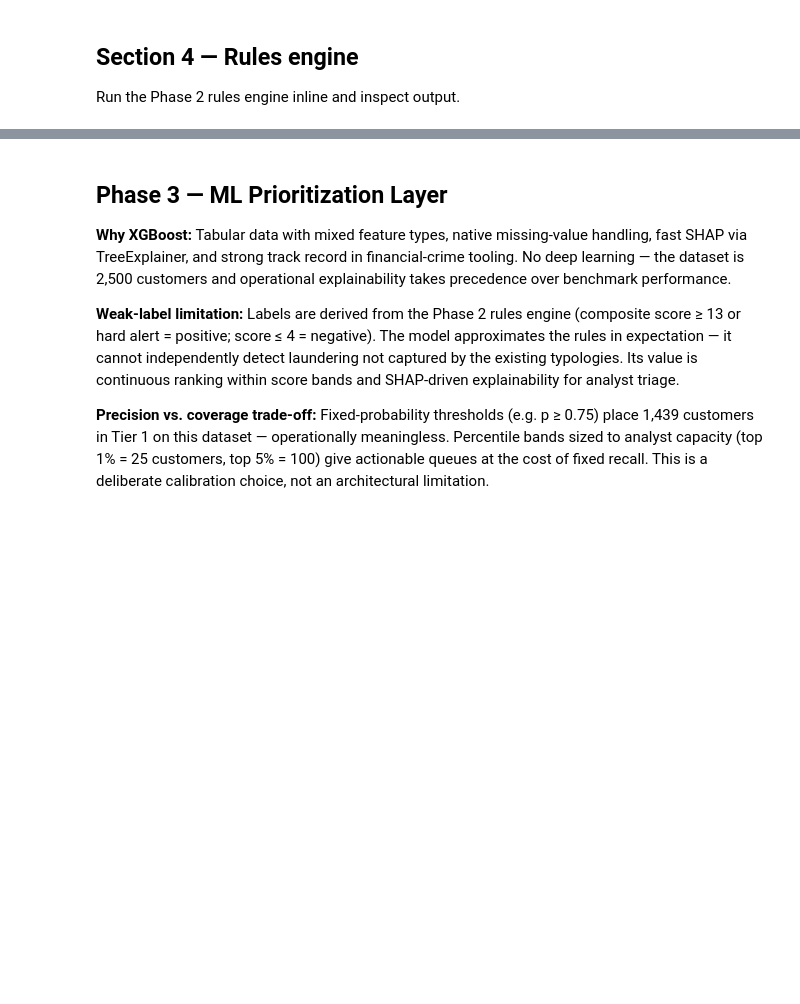
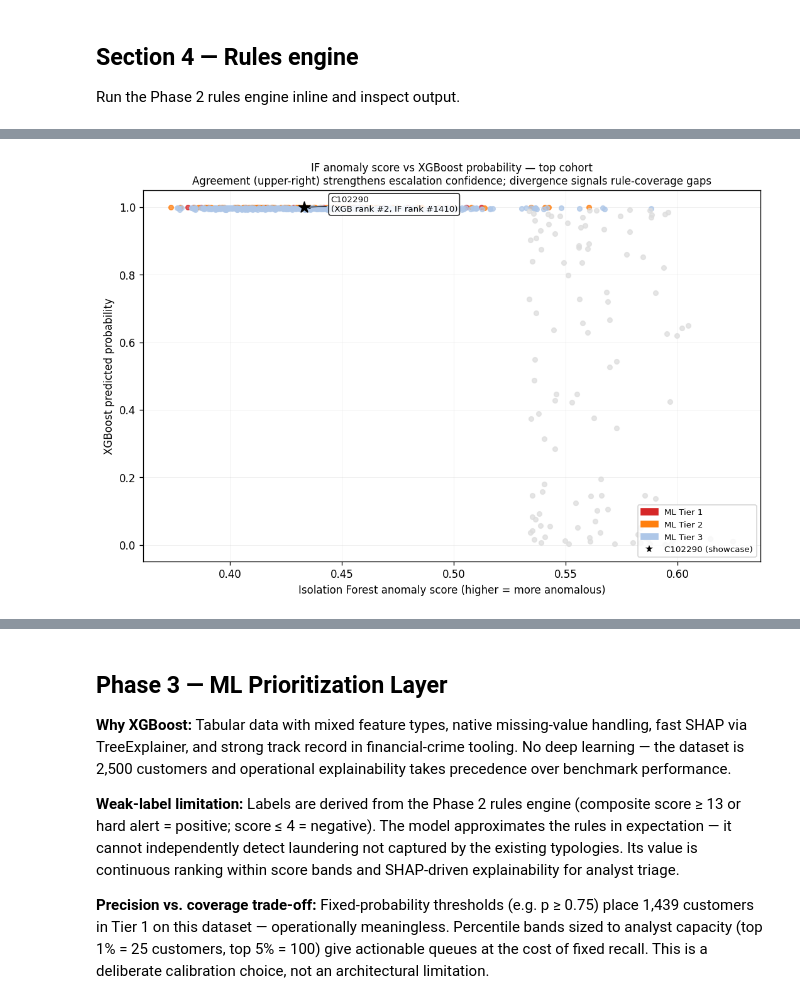
Before and after one commit to ighorj/cw-challenge-private, a Jupyter notebook: notebooks/aml_investigation.ipynb, the cells around one changed output, grey strips where cells are left out. Saved outputs shown, nothing was run; the diff lists cells and outputs as text; code cells hidden in the pictures; blank space fills up the shorter version.

Commit message:
isolation_forest added

```diff
--- a/notebooks/aml_investigation.ipynb
+++ b/notebooks/aml_investigation.ipynb
@@ -237,0 +264,92 @@ Top 15 scored customers:
+# %%
+import sys
+sys.path.insert(0, str(ROOT / 'src' / 'ml'))
+import isolation_forest as iso_mod
+import matplotlib
+matplotlib.use('Agg')
+import matplotlib.pyplot as plt
+import matplotlib.patches as mpatches
+from IPython.display import display as ipy_display, Image as IpyImage
+import io
+
+# ── Run Isolation Forest ──────────────────────────────────────────────────────
+if_scores, _ = iso_mod.run(txs, mer)
+
+print(f"Customers scored: {len(if_scores)}")
+print(f"Flagged as anomalous (top 5%): {if_scores.is_anomaly.sum()}")
+print(f"\nTop 20 most anomalous customers:")
+display(if_scores.head(20))
+
+# ── Scatter: IF score vs XGBoost probability ──────────────────────────────────
+ml_out = pd.read_csv(ROOT / 'outputs' / 'rankings' / 'ml_ranked_output.csv')
+
+merged = if_scores.merge(
+    ml_out[['customer_id', 'predicted_probability', 'predicted_band']],
+    on='customer_id', how='inner'
+)
+
+# Focus on the top cohort: ML Tier 1/2/3 and top-5% IF anomalies
+top_cohort = merged[
+    merged.predicted_band.isin(['ML Tier 1', 'ML Tier 2', 'ML Tier 3']) |
+    merged.is_anomaly
+].copy()
+
+band_colors = {
+    'ML Tier 1': '#d62728',
+    'ML Tier 2': '#ff7f0e',
+    'ML Tier 3': '#aec7e8',
+    'Routine':   '#dddddd',
+}
+
+fig, ax = plt.subplots(figsize=(9, 6))
+
+for band, grp in top_cohort.groupby('predicted_band'):
+    c = band_colors.get(band, '#cccccc')
+    ax.scatter(grp.anomaly_score, grp.predicted_probability,
+               c=c, s=20, alpha=0.75, label=band, zorder=2)
+
+# Highlight C102290
+subj = merged[merged.customer_id == 'C102290']
+ax.scatter(subj.anomaly_score, subj.predicted_probability,
+           c='black', s=120, zorder=5, marker='*')
+ax.annotate(
+    'C102290\n(XGB rank #2, IF rank #1410)',
+    xy=(float(subj.anomaly_score.iloc[0]), float(subj.predicted_probability.iloc[0])),
+    xytext=(float(subj.anomaly_score.iloc[0]) + 0.012, float(subj.predicted_probability.iloc[0]) - 0.012),
+    fontsize=8, color='black',
+    arrowprops=dict(arrowstyle='->', color='black', lw=0.8),
+    bbox=dict(boxstyle='round,pad=0.25', fc='white', ec='black', alpha=0.85),
+)
+
+ax.set_xlabel('Isolation Forest anomaly score (higher = more anomalous)', fontsize=10)
+ax.set_ylabel('XGBoost predicted probability', fontsize=10)
+ax.set_title(
+    'IF anomaly score vs XGBoost probability — top cohort\n'
+    'Agreement (upper-right) strengthens escalation confidence; '
+    'divergence signals rule-coverage gaps',
+    fontsize=10
+)
+
+handles = [mpatches.Patch(color=v, label=k) for k, v in band_colors.items() if k != 'Routine']
+handles.append(plt.Line2D([0],[0], marker='*', color='w',
+               markerfacecolor='black', markersize=11, label='C102290 (showcase)'))
+ax.legend(handles=handles, fontsize=8, loc='lower right')
+ax.grid(True, alpha=0.2, linewidth=0.5)
+plt.tight_layout()
+
+buf = io.BytesIO()
+fig.savefig(buf, format='png', dpi=120, bbox_inches='tight')
+buf.seek(0)
+ipy_display(IpyImage(data=buf.read(), format='png'))
+plt.close(fig)
+
+# Summary: where does C102290 sit in each ranking?
+xgb_rank  = int(ml_out.reset_index().query("customer_id == 'C102290'").index[0]) + 1
+if_rank   = int(if_scores[if_scores.customer_id == 'C102290']['rank'].values[0])
+print(f"\nC102290 rankings:")
+print(f"  XGBoost probability rank : {xgb_rank} / 2500")
+print(f"  Isolation Forest rank     : {if_rank} / 2500")
+print(f"  Interpretation: XGBoost flags C102290 based on rule-correlated features;")
+print(f"  IF ranks it mid-population, suggesting the risk comes from composite")
+print(f"  rule convergence rather than raw transaction-level anomaly.")
+# %% [output]
@@ -237,0 +377 @@ Top 15 scored customers:
+[figure, added]
```
Also changed, not shown: parts of 3 cells of this notebook, 4 other files.
